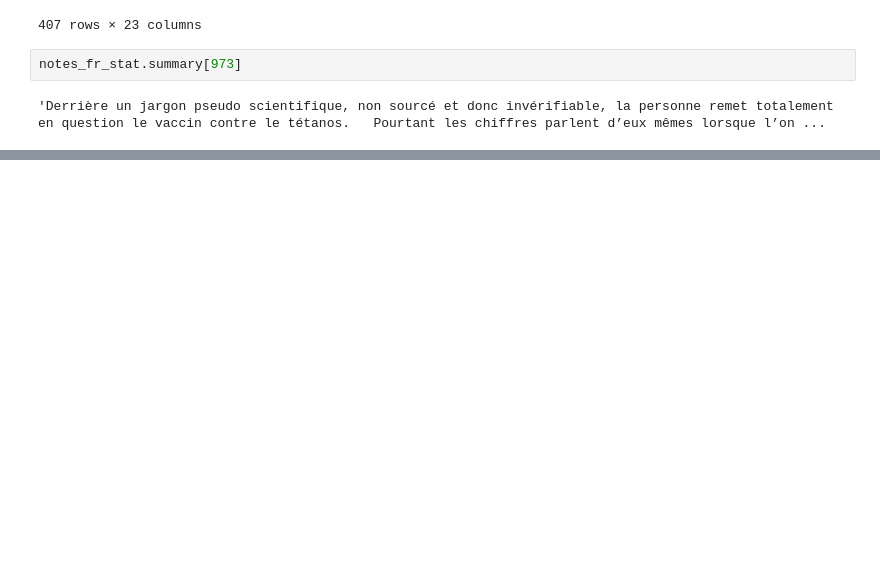
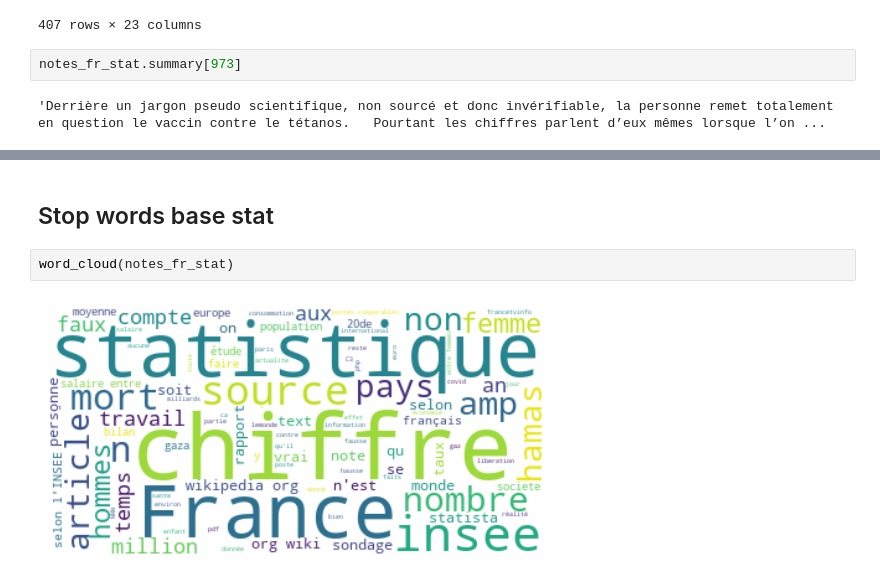
Before and after one commit to clement2323/test_twitter, a Jupyter notebook: tweetsAndNotes.ipynb, the cells around one changed output, grey strips where cells are left out. Saved outputs shown, nothing was run; the diff lists cells and outputs as text; blank space fills up the shorter version.

Commit message:
quelques stat desc

```diff
--- a/tweetsAndNotes.ipynb
+++ b/tweetsAndNotes.ipynb
@@ -136,0 +176,6 @@ notes_fr_stat.summary[973]
+# %% [markdown]
+## Stop words base stat
+# %%
+word_cloud(notes_fr_stat)
+# %% [output]
+[figure, added]
```
Also changed, not shown: parts of 13 cells of this notebook.
